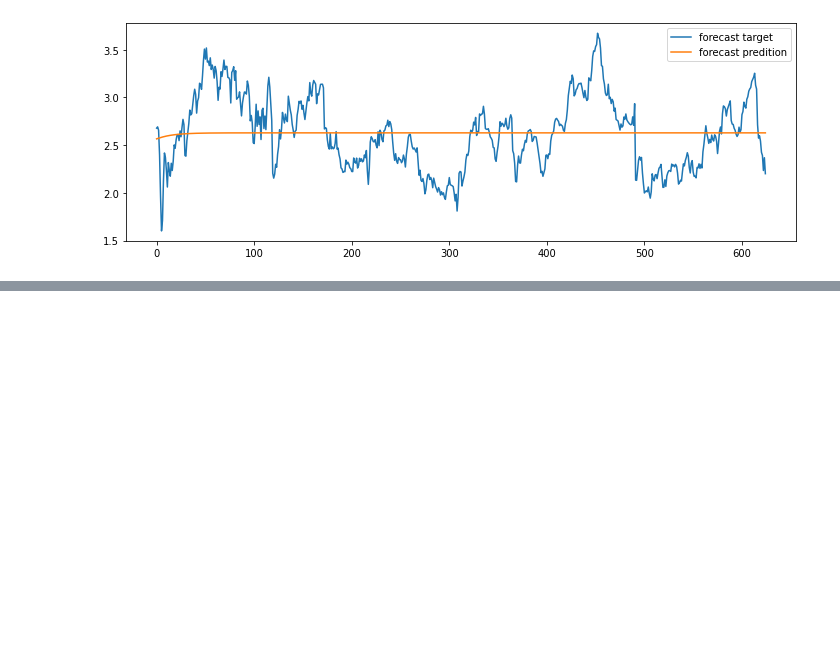
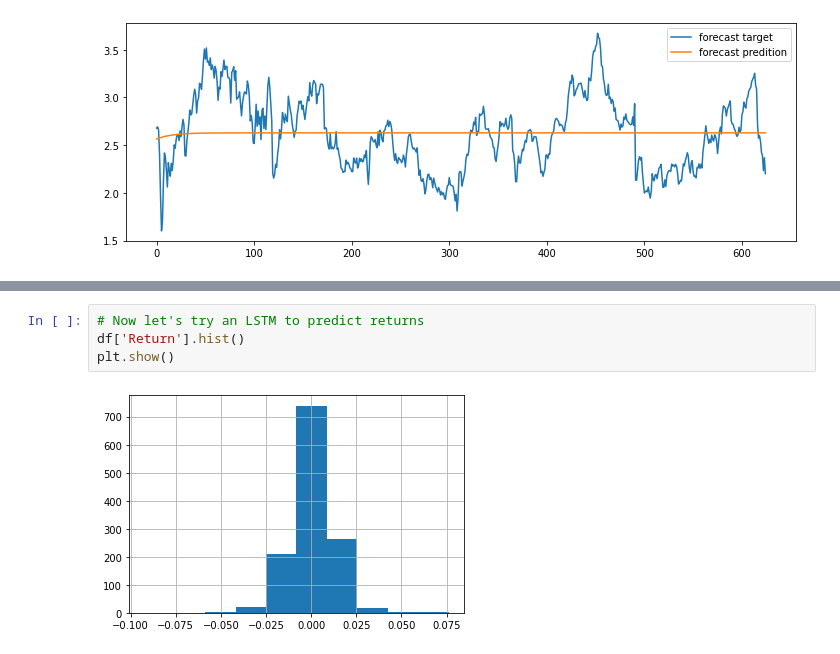
Before and after one commit to comchem/Pytorch_DeepLearning_Tutorials, a Jupyter notebook: Sec6-RNN_&_TimeSeries/8-Stock_Returns.ipynb, the cells around one changed output, grey strips where cells are left out. Saved outputs shown, nothing was run; the diff lists cells and outputs as text; blank space fills up the shorter version.

```diff
--- a/Sec6-RNN_&_TimeSeries/8-Stock_Returns.ipynb
+++ b/Sec6-RNN_&_TimeSeries/8-Stock_Returns.ipynb
@@ -241,0 +282,6 @@ plt.show()
+# %%
+# Now let's try an LSTM to predict returns
+df['Return'].hist()
+plt.show()
+# %% [output]
+[figure, added]
```
Also changed, not shown: parts of 24 cells of this notebook.
